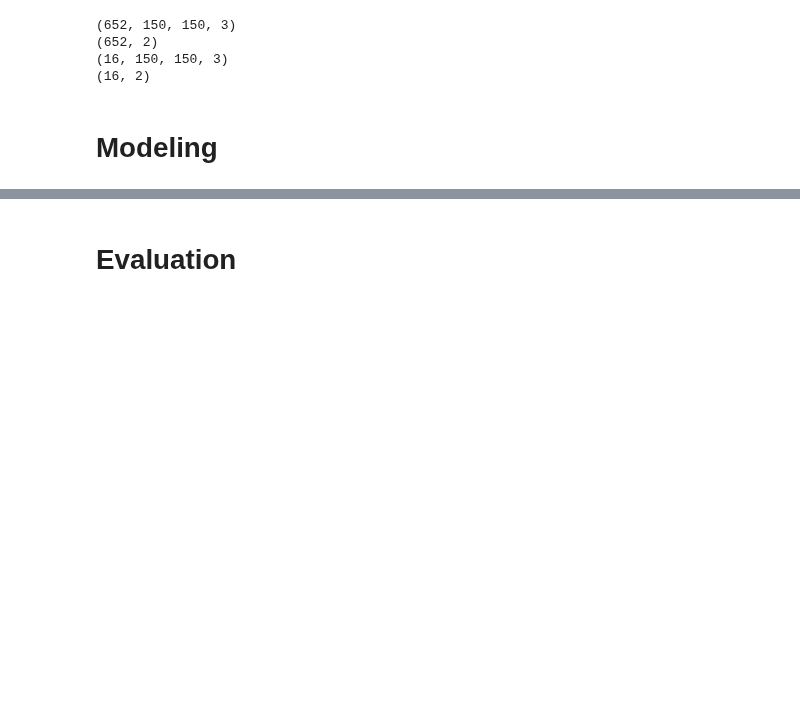
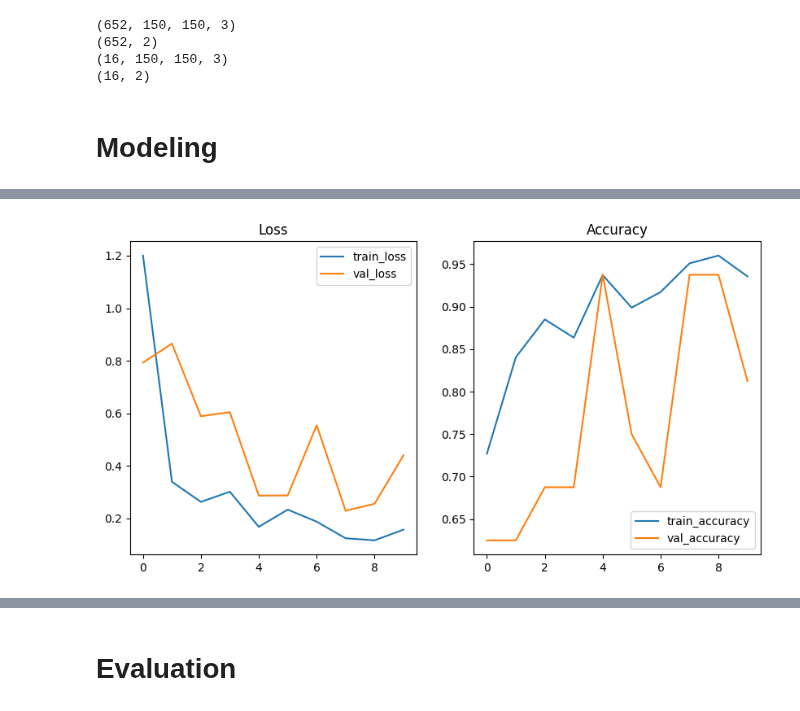
Before and after one commit to JohnNun/pneumonia_identification_project, a Jupyter notebook: pneumonia_identification_project.ipynb, the cells around one changed output, grey strips where cells are left out. Cells and saved outputs as stored; diff of their text form; code cells hidden in the pictures; blank space fills up the shorter version.

Commit message:
defined a function to quickly plot model results.

```diff
--- a/pneumonia_identification_project.ipynb
+++ b/pneumonia_identification_project.ipynb
@@ -98,6 +130,30 @@ from tensorflow.keras.regularizers import l2
 from tensorflow.keras.optimizers import Adam, SGD
 from tensorflow.keras.callbacks import EarlyStopping
 from scikeras.wrappers import KerasClassifier
+# %%
+# Function to quickly plot model results
+def plot_results(model_results):
+    """
+    This function will take in the results of a model and plot the loss and accuracy of the model.
+
+    Args:
+    model_results (list): the results of the model in [] brackets.
+    """
+    for results in model_results:
+        train_loss = results.history['loss']
+        train_acc = results.history['accuracy']
+        val_loss = results.history['val_loss']
+        val_acc = results.history['val_accuracy']
+
+        fig, (ax1, ax2) = plt.subplots(1, 2, figsize=(10, 5))
+        sns.lineplot(x=results.epoch, y=train_loss, ax=ax1, label='train_loss')
+        sns.lineplot(x=results.epoch, y=train_acc, ax=ax2, label='train_accuracy')
+
+        sns.lineplot(x=results.epoch, y=val_loss, ax=ax1, label='val_loss')
+        sns.lineplot(x=results.epoch, y=val_acc, ax=ax2, label='val_accuracy')
+        ax1.set_title('Loss')
+        ax2.set_title('Accuracy')
+        ax1.legend();
 # %%
 model_1 = Sequential()
 # %%
@@ -109,6 +165,6 @@ model_1.add(Dense(2, activation='softmax'))
 # %%
 model_1.compile(optimizer='adam', loss='categorical_crossentropy', metrics=['accuracy'])
 # %%
-model_1.fit(train_img_final, train_labels, epochs=10, batch_size=20, validation_data=(test_img_final, test_labels))
+model_1_results = model_1.fit(train_img_final, train_labels, epochs=10, batch_size=20, validation_data=(test_img_final, test_labels))
 # %% [output]
 Epoch 1/10
@@ -135,3 +190,7 @@ Epoch 10/10
+# %%
+plot_results([model_1_results])
+# %% [output]
+[figure, added]
 # %%
 model_2 = Sequential()
 # %%
```
Also changed, not shown: parts of 11 cells of this notebook.
